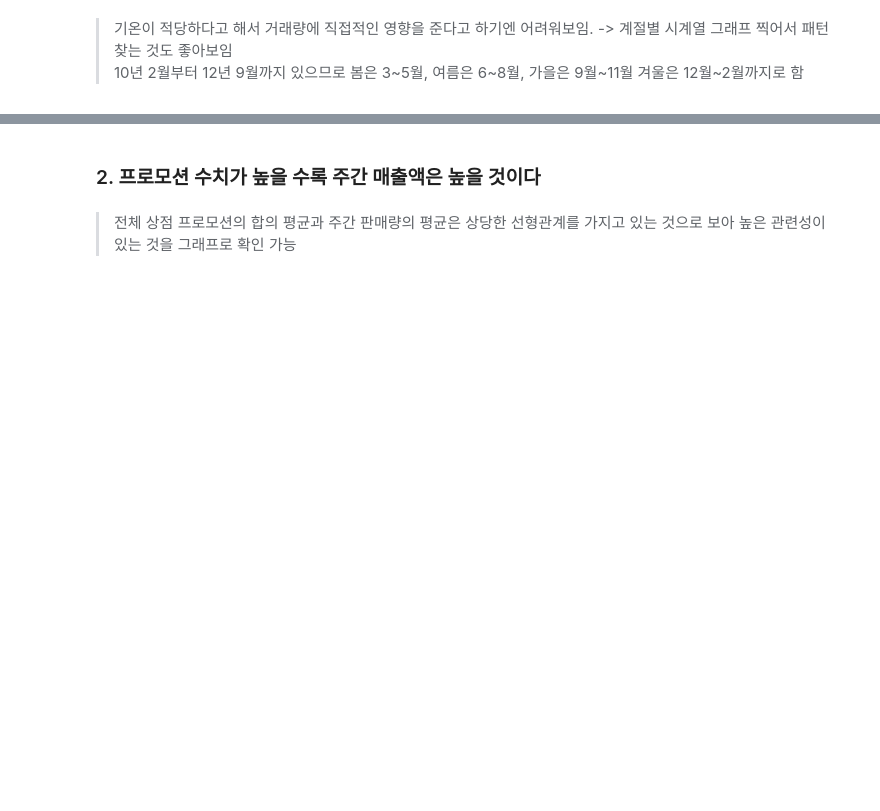
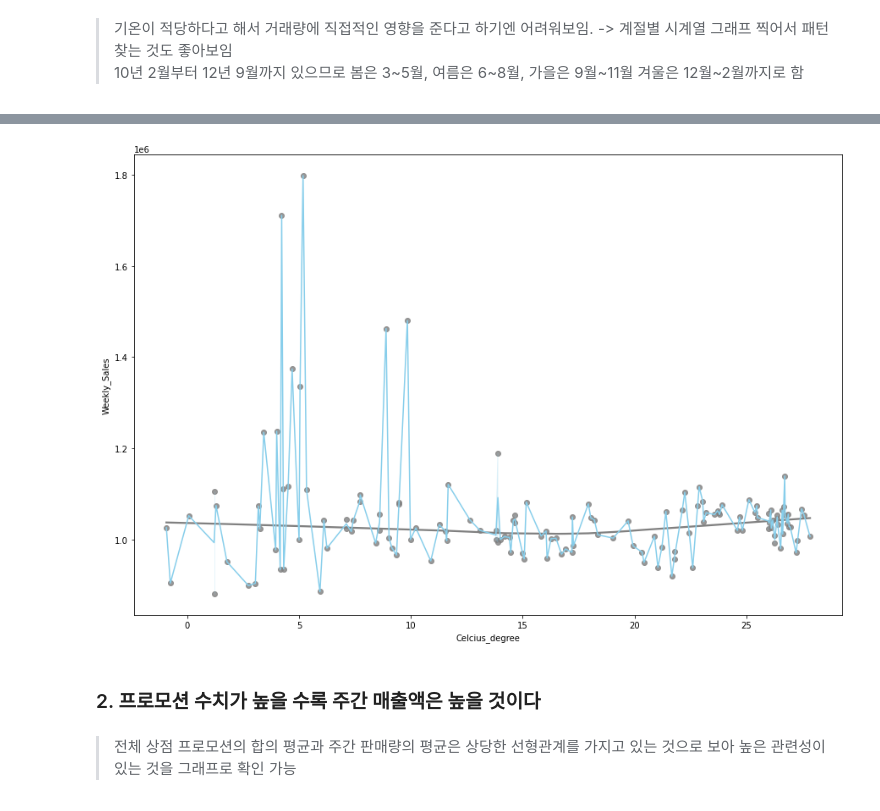
Before and after one commit to jsw6872/DataScience-ML-Spring, a Jupyter notebook: teamlabxinflearn/week_4/vizualization/assignment/sales_shopping_mall_branch.ipynb, the cells around one changed output, grey strips where cells are left out. Cells and saved outputs as stored; diff of their text form; code cells hidden in the pictures; blank space fills up the shorter version.

Commit message:
update degree-sales graph

```diff
--- a/teamlabxinflearn/week_4/vizualization/assignment/sales_shopping_mall_branch.ipynb
+++ b/teamlabxinflearn/week_4/vizualization/assignment/sales_shopping_mall_branch.ipynb
@@ -54,4 +51,7 @@ shop_df['Fuel_Price'] = shop_df['Fuel_Price'].apply(
     lambda x: round(x,2)
 )
 
+shop_df['Celcius_degree'] = shop_df['Temperature'].apply(lambda x: round(((x-32)/1.8), 0))
+
+
 shop_df.tail()
@@ -81,2 +112,2 @@ shop_df.head()
 # %%
-shop_df['Month_Year'] = shop_df["Date"].apply(lambda x: x[3:])
+shop_df['Month_Year'] = shop_df["Date"].apply(lambda x: x.strftime('%Y-%m'))
@@ -83,3 +122,17 @@ shop_df['Month_Year'] = shop_df["Date"].apply(lambda x: x[3:])
+# %%
+plt.figure(figsize=(15, 10))
+
+sns.regplot(
+    data=shop_df.groupby('Date').mean(), x='Celcius_degree', y="Weekly_Sales", lowess=True, color = 'gray'
+)
+
+sns.lineplot(
+    data=shop_df.groupby('Date').mean(), x='Celcius_degree', y="Weekly_Sales", color = 'skyblue'
+)
+
+plt.show()
+# %% [output]
+[figure, added]
 # %%
 fig = go.Figure()
 # fig = ms(specs=[[{'secondary_y': True}]])
```
Also changed, not shown: parts of 7 cells of this notebook.
